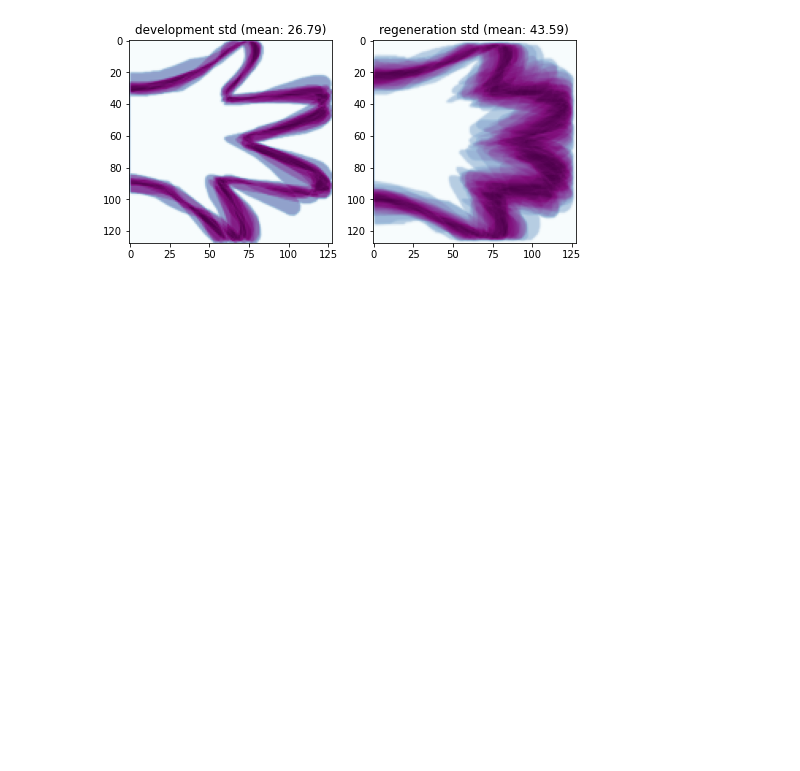
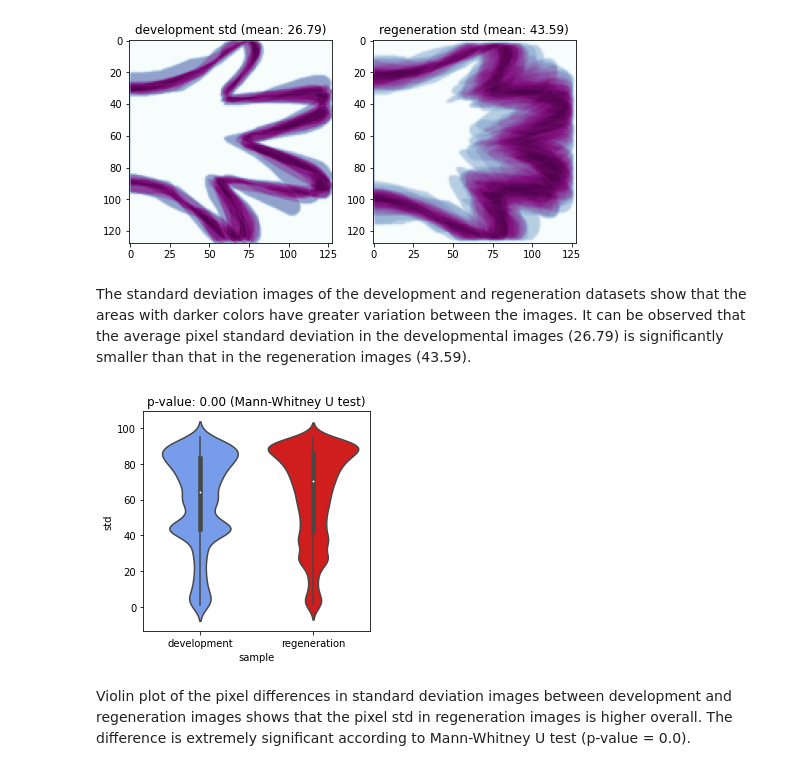
Before and after one commit to Nanguage/Regeneration, a Jupyter notebook: notebooks/comparative_analysis.ipynb, the cells around one changed output. Saved outputs shown, nothing was run; the diff lists cells and outputs as text; code cells hidden in the pictures; blank space fills up the shorter version.

```diff
--- a/notebooks/mean_image.ipynb
+++ b/notebooks/comparative_analysis.ipynb
@@ -83,2 +100,28 @@ for row, sample in enumerate(samples):
 # %% [output]
 [figure]
+# %% [markdown]
+The standard deviation images of the development and regeneration datasets show that the areas with darker colors have greater variation between the images. It can be observed that the average pixel standard deviation in the developmental images (26.79) is significantly smaller than that in the regeneration images (43.59).
+# %%
+# reshape std images to 1D array and gather into a dataframe
+df = pd.DataFrame()
+for sample in samples:
+    df[sample] = std_images[sample].reshape(-1)
+df = df.melt()
+df.columns = ["sample", "std"]
+# remove small std values
+threshold = 1
+df = df[df["std"] > threshold]
+# %%
+# draw violin plot and calculate p-value using ks-2samp
+fig, ax = plt.subplots(1, 1, figsize=(img_size[0], img_size[1]))
+# chage color of violin plot (red and blue)
+sns.set_palette(sns.color_palette(["#6495FD", "#EE0000"]))
+sns.violinplot(data=df, x="sample", y="std", ax=ax)
+p_val = mannwhitneyu(df[df["sample"] == "development"]["std"], df[df["sample"] == "regeneration"]["std"])[1]
+ax.set_title(f"p-value: {p_val:.2f} (Mann-Whitney U test)")
+plt.tight_layout()
+fig.savefig("../figs/std_violin_development&regeneration.pdf")
+# %% [output]
+[figure, added]
+# %% [markdown]
+Violin plot of the pixel differences in standard deviation images between development and regeneration images shows that the pixel std in regeneration images is higher overall. The difference is extremely significant according to Mann-Whitney U test (p-value = 0.0).
```
Also changed, not shown: parts of 14 cells of this notebook, 8 other files.
